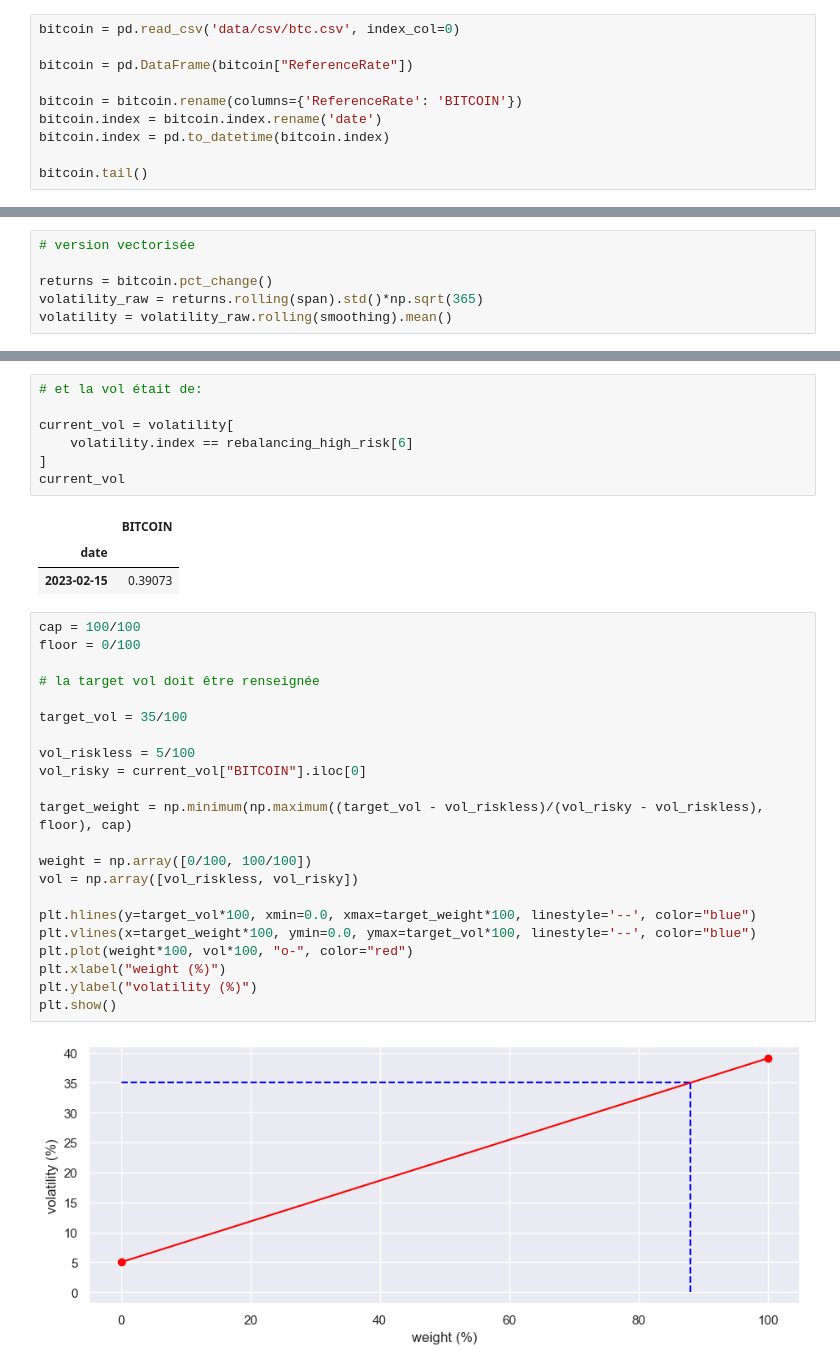
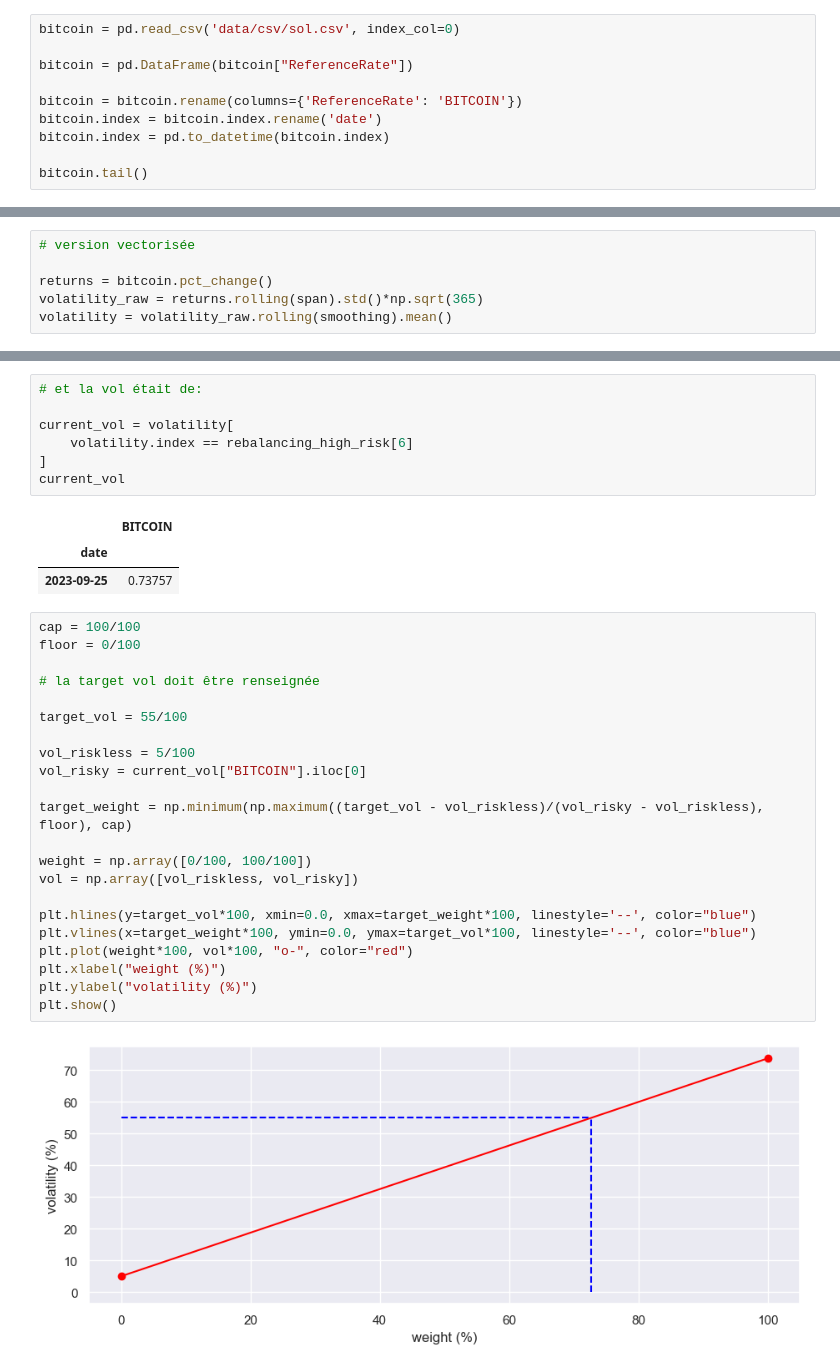
Before and after one commit to arguiot/portfolio, a Jupyter notebook: btc_Arthur.ipynb, the cells around one changed output, grey strips where cells are left out. Drawn from its saved outputs; the diff is of its cells as text.

```diff
--- a/btc_Arthur.ipynb
+++ b/btc_Arthur.ipynb
@@ -25,7 +25,7 @@ solvers.options['show_progress'] = False
 
 sns.set(rc={'figure.figsize':(11, 4)})
 # %%
-bitcoin = pd.read_csv('data/csv/btc.csv', index_col=0)
+bitcoin = pd.read_csv('data/csv/sol.csv', index_col=0)
 
 bitcoin = pd.DataFrame(bitcoin["ReferenceRate"])
 
@@ -421,31 +419,31 @@ current_vol
 # %% [output]
 |  | BITCOIN |
 | date |  |
-| 2023-02-15 | 0.39073 |
+| 2023-09-25 | 0.73757 |
 # %%
 cap = 100/100
 floor = 0/100
 
 # la target vol doit être renseignée
 
-target_vol = 35/100
+target_vol = 55/100
 
 vol_riskless = 5/100
 vol_risky = current_vol["BITCOIN"].iloc[0]
 
 target_weight = np.minimum(np.maximum((target_vol - vol_riskless)/(vol_risky - vol_riskless), floor), cap)
 
 weight = np.array([0/100, 100/100])
 vol = np.array([vol_riskless, vol_risky])
 
 plt.hlines(y=target_vol*100, xmin=0.0, xmax=target_weight*100, linestyle='--', color="blue")
 plt.vlines(x=target_weight*100, ymin=0.0, ymax=target_vol*100, linestyle='--', color="blue")
 plt.plot(weight*100, vol*100, "o-", color="red")
 plt.xlabel("weight (%)")
 plt.ylabel("volatility (%)")
 plt.show()
 # %% [output]
-[figure, old version]
+[figure, new version]
 # %%
 # on doit récupérer ce poids (risky allocation) pour le bon niveau de vol target
 
```
Also changed, not shown: parts of 22 cells of this notebook, 2 other files.
